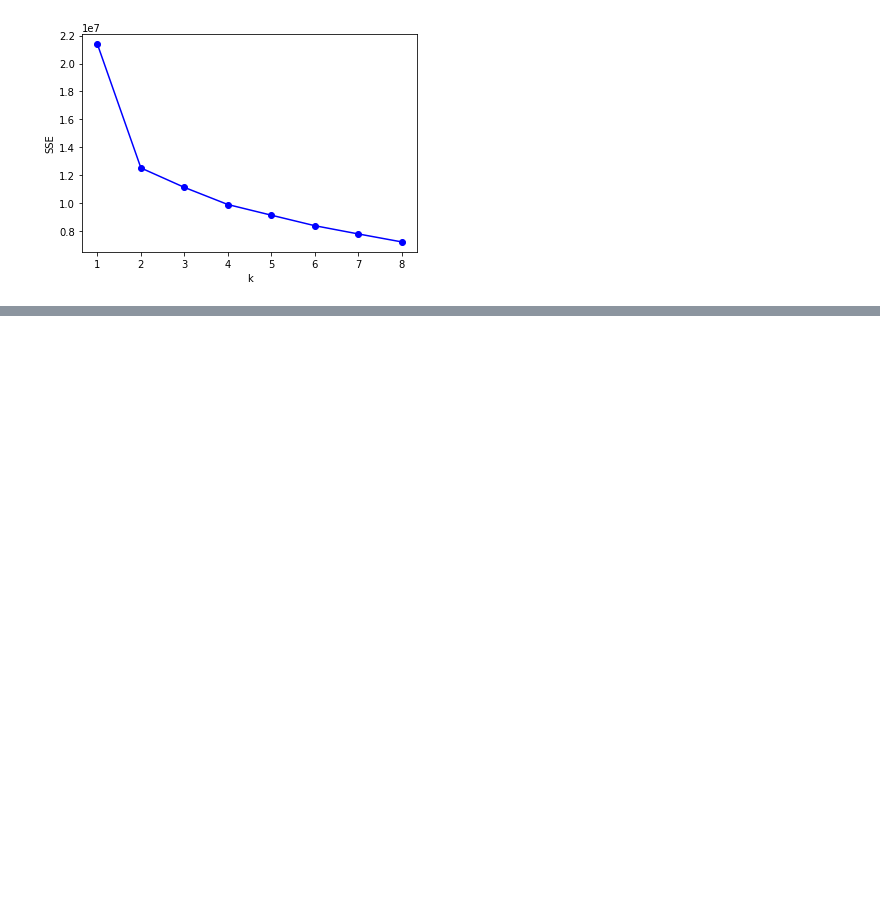
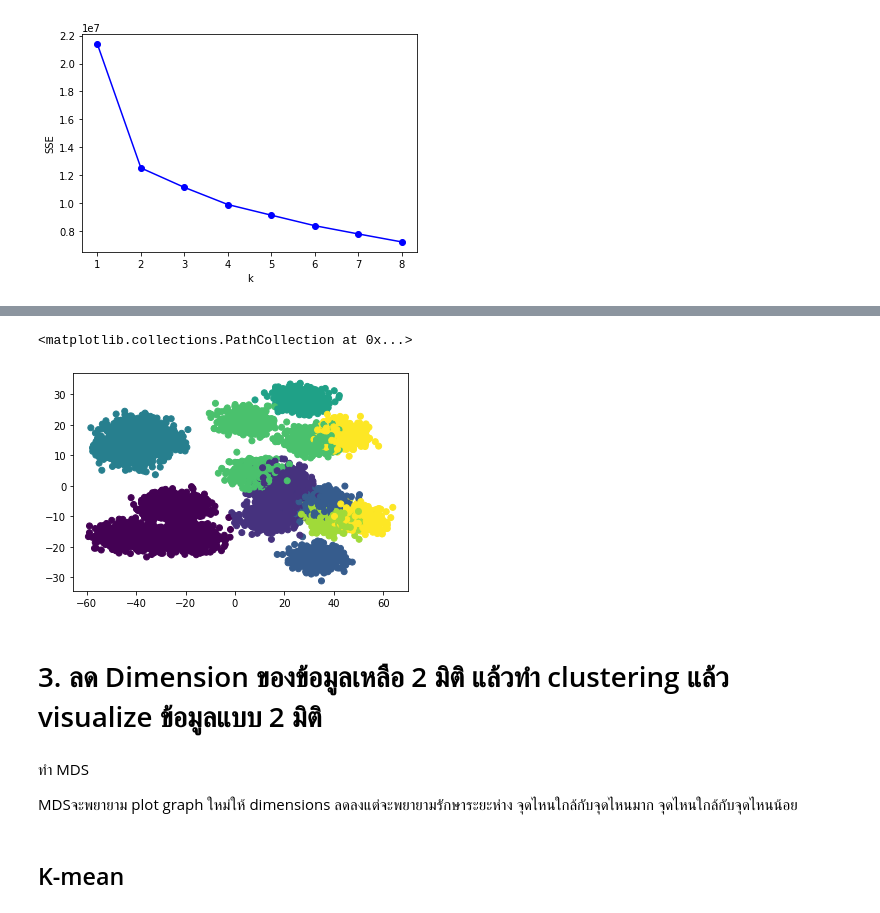
Before and after one commit to wanichayaporn/Multivariate, a Jupyter notebook: Multivariate_Exam.ipynb, the cells around one changed output, grey strips where cells are left out. Cells and saved outputs as stored; diff of their text form; code cells hidden in the pictures; blank space fills up the shorter version.

```diff
--- a/Multivariate_Exam.ipynb
+++ b/Multivariate_Exam.ipynb
@@ -179,0 +213,14 @@ plt.ylabel('SSE');  # จากกราฟจะบอกได้ว่า k
+# %%
+kmeans = KMeans(random_state=2021)
+kmeans.fit(Data)
+y = kmeans.predict(Data)
+plt.scatter(new_pca[:,0],new_pca[:,1],c=y)
+# %% [output]
+<matplotlib.collections.PathCollection at 0x...>
+[figure, added]
+# %% [markdown]
+# 3. ลด Dimension ของข้อมูลเหลือ 2 มิติ แล้วทำ clustering แล้ว visualize ข้อมูลแบบ 2 มิติ
+# %% [markdown]
+ทำ MDS
+
+MDSจะพยายาม plot graph ใหม่ให้ dimensions ลดลงแต่จะพยายามรักษาระยะห่าง จุดไหนใกล้กับจุดไหนมาก จุดไหนใกล้กับจุดไหนน้อย
@@ -179,0 +233,2 @@ plt.ylabel('SSE');  # จากกราฟจะบอกได้ว่า k
+# %% [markdown]
+## K-mean
```
Also changed, not shown: parts of 47 cells of this notebook.
